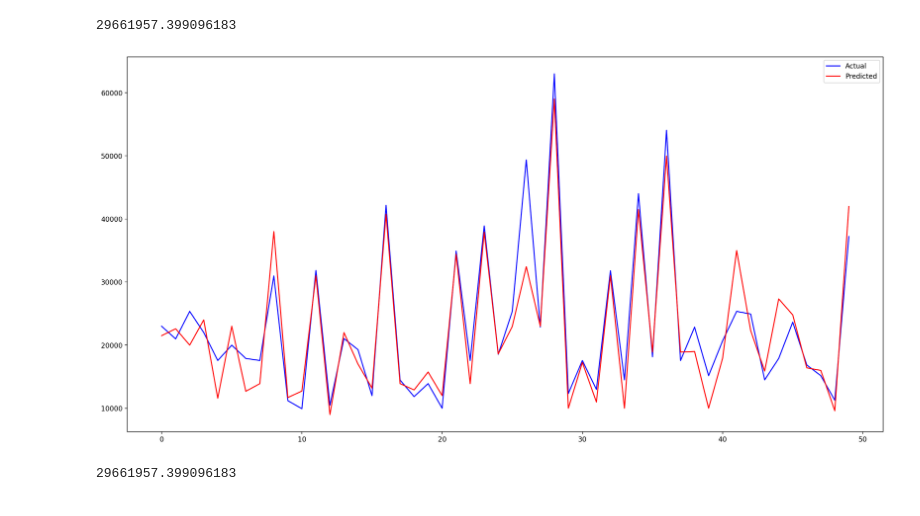
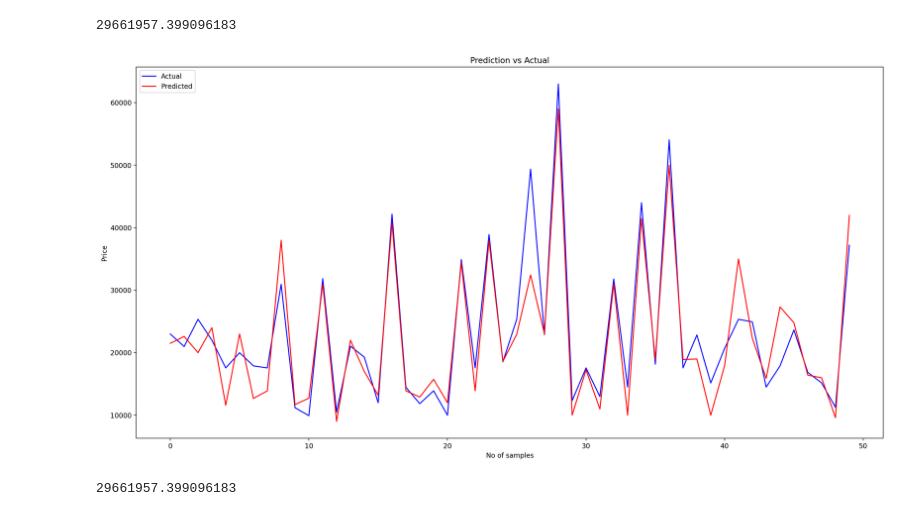
Before and after one commit to Karthikeyanarla/smartsenseML, a Jupyter notebook: notebook.ipynb, the cells around one changed output. Saved outputs shown, nothing was run; the diff lists cells and outputs as text; code cells hidden in the pictures.

```diff
--- a/notebook.ipynb
+++ b/notebook.ipynb
@@ -161,16 +161,23 @@ mean_squared_error(y_test, y_1)
 # %%
 import matplotlib.pyplot as plt
 
 # give colors to the graphs
 plt.figure(figsize=(20,10))
 plt.plot(y_1[:50], c = 'b')
 plt.plot(y_test[:50], c = 'r')
 
 # give legend to the graph
-plt.legend(["Actual", "Predicted"])
+
+
+
+plt.title("Prediction vs Actual")
+plt.xlabel("No of samples")
+plt.ylabel("Price")
+plt.legend(["Actual", "Predicted"], loc ="upper left")
+plt.savefig("images/prediction_actual_graph.png")
 plt.show()
 # %% [output]
-[figure, old version]
+[figure, new version]
 # %%
 # use mse to calculate the error
 from sklearn.metrics import mean_squared_error
```
Also changed, not shown: 4 other files.
